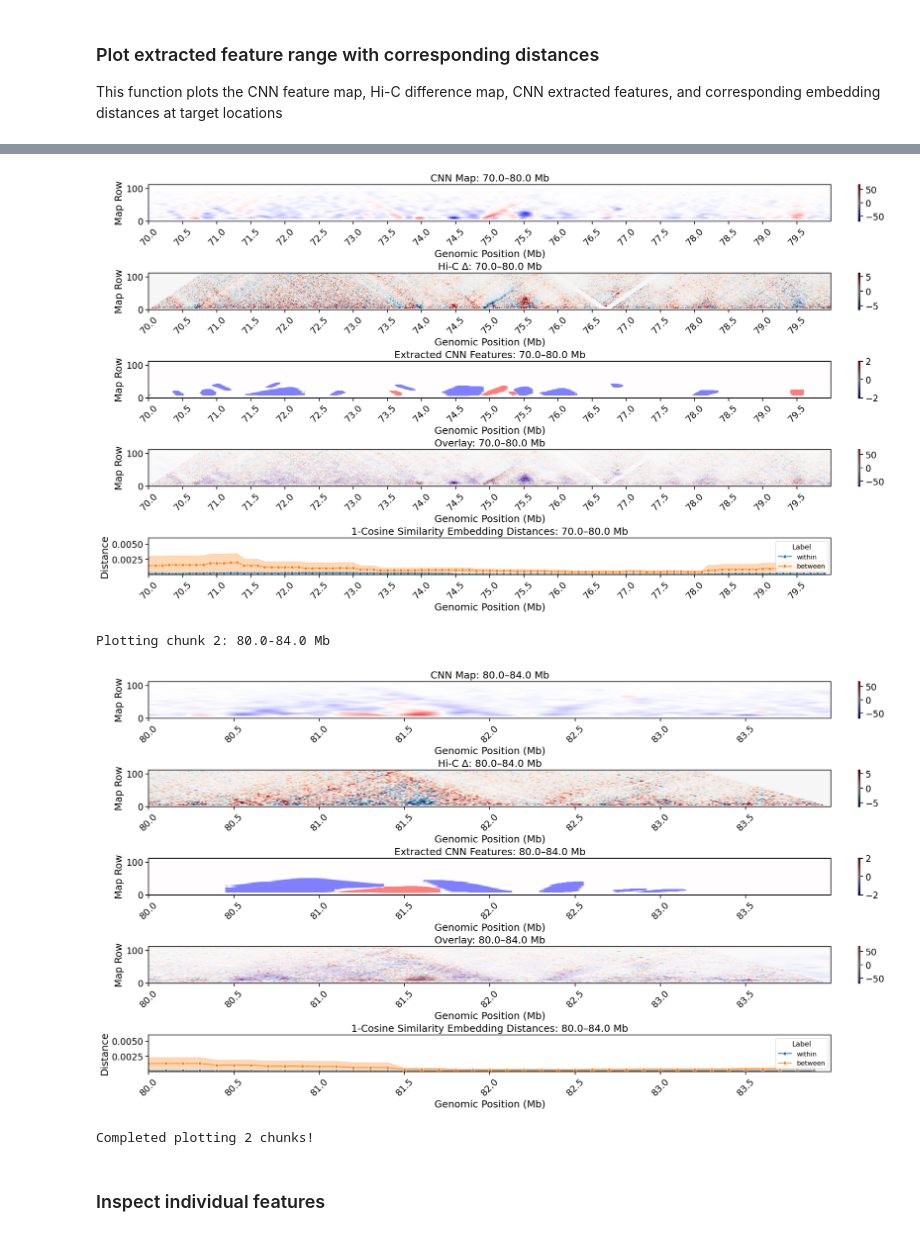
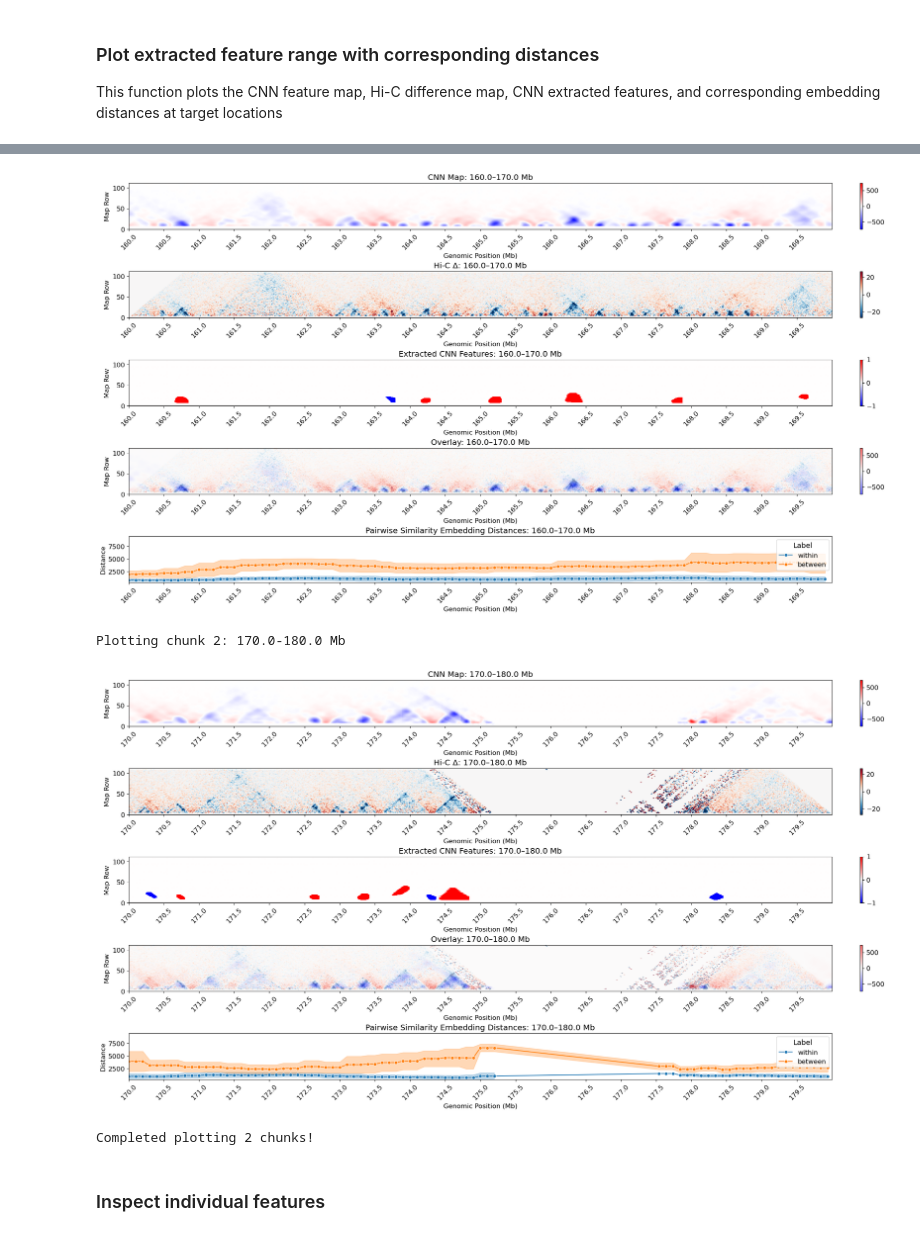
Before and after one commit to ImperialCollegeLondon/HiTwinFormer, a Jupyter notebook: visualise_changes.ipynb, the cells around one changed output, grey strips where cells are left out. Saved outputs shown, nothing was run; the diff lists cells and outputs as text; code cells hidden in the pictures.

```diff
--- a/visualise_changes.ipynb
+++ b/visualise_changes.ipynb
@@ -117,0 +129,17 @@ filter_index=["all"]
+# %%
+# Extract features
+ctcf_triplet_different_filter_features = []
+for nfilter in filter_index:
+    currfeatures = []
+    for chromosome in ctcf_features_triplet.paired_maps.keys():
+        if ctcf_features_triplet.paired_maps[chromosome] is None: continue
+        currfeatures.extend(ctcf_features_triplet.extract_features(chromosome, nfilter, "conditions", qthresh=0.96))
+    ctcf_triplet_different_filter_features.append(currfeatures)
+# %%
+# Optionally save the extracted features as they take some minutes to create
+with open("ctcf_triplet_features.pkl", "wb") as f:
+    pickle.dump(ctcf_triplet_different_filter_features, f)
+# %%
+# If opening premade features:
+with open("ctcf_triplet_features.pkl", "rb") as f:
+    ctcf_triplet_different_filter_features = pickle.load(f)
@@ -146,6 +249,7 @@ def plot_chromosome_distances(
     mlhic_dataset,
     model_ckpt_path,
     reference_genome,
+    model_name="SLeNet",
     target_chrom="chr2",
     loss_function="contrastive",
     distance_measure="pairwise",
@@ -171,6 +275,8 @@ def plot_chromosome_distances(
         Path to trained Siamese model checkpoint
     reference_genome : dict
         Reference genome dictionary (e.g., reference_genomes["mm9"])
+    model_name : str
+        Name of model in HiSiNet.models
     target_chrom : str, default "chr2"
         Target chromosome to plot
     mb_start : float, optional
@@ -205,7 +311,8 @@ def plot_chromosome_distances(
     print(f"Loading model from: {model_ckpt_path}")
 
     # --- Load model ---
-    model = models.SLeNet(mask=True)
+    model_class = getattr(models, model_name)
+    model = model_class(mask=True)
     model.load_state_dict(torch.load(model_ckpt_path, map_location=torch.device("cpu")))
     model.eval()
 
@@ -242,7 +349,7 @@ def plot_chromosome_distances(
         print("Running model inference...")
 
         for batch_idx, (x1, x2, y) in enumerate(dataloader):
-            if batch_idx % 10 == 0:
+            if batch_idx % 1 == 0:
                 print(f"  Processing batch {batch_idx + 1}/{len(dataloader)}")
 
             y = y.float()
@@ -381,9 +488,9 @@ def plot_chromosome_distances(
     # Set title
     if title is None:
         if distance_measure.lower() == "cosine":
-            title = f"{loss_function} loss model {target_chrom} distance predictions - Cosine Distance"
+            title = f"{loss_function} loss {model_name} model {target_chrom} distance predictions - Cosine Distance"
         else:
-            title =f"{loss_function} loss model {target_chrom} distance predictions - Pairwise Distance"
+            title =f"{loss_function} loss {model_name} model {target_chrom} distance predictions - Pairwise Distance"
 
     ax1.set_title(title, fontsize=25)
 
@@ -403,13 +510,13 @@ def plot_chromosome_distances(
 This function plots the CNN feature map, Hi-C difference map, CNN extracted features, and corresponding embedding distances at target locations
 # %%
 plot_hic_cnn_features(hic_files = hic_files,
-    paired_maps = paxip_features_supcon.paired_maps,
-    filter_features = paxip_supcon_different_filter_features[0],
+    paired_maps = ctcf_features_triplet.paired_maps,
+    filter_features = ctcf_triplet_different_filter_features[0],
     model_ckpt_path = model_checkpoint,
     mlhic_dataset = mlhic_dataset,
-    distance_measure = "cosine",
-    reference_genome = reference_genomes['mm9'],
-    mb_start = 70.0,
-    mb_end = 84.0,
-    chrom = "chr18")
+    distance_measure = "pairwise",
+    reference_genome = reference_genomes[reference_genome],
+    mb_start = 160.0,
+    mb_end = 180.0,
+    chrom = "chr2")
 # %% [output]
@@ -433,6 +540,6 @@ Plotting chunk 1: 70.0-80.0 Mb
-[figure, old version]
+[figure, new version]
-Plotting chunk 2: 80.0-84.0 Mb
+Plotting chunk 2: 170.0-180.0 Mb
-[figure, old version]
+[figure, new version]
 Completed plotting 2 chunks!
 # %%
 
```
Also changed, not shown: parts of 8 cells of this notebook, 4 other files.
